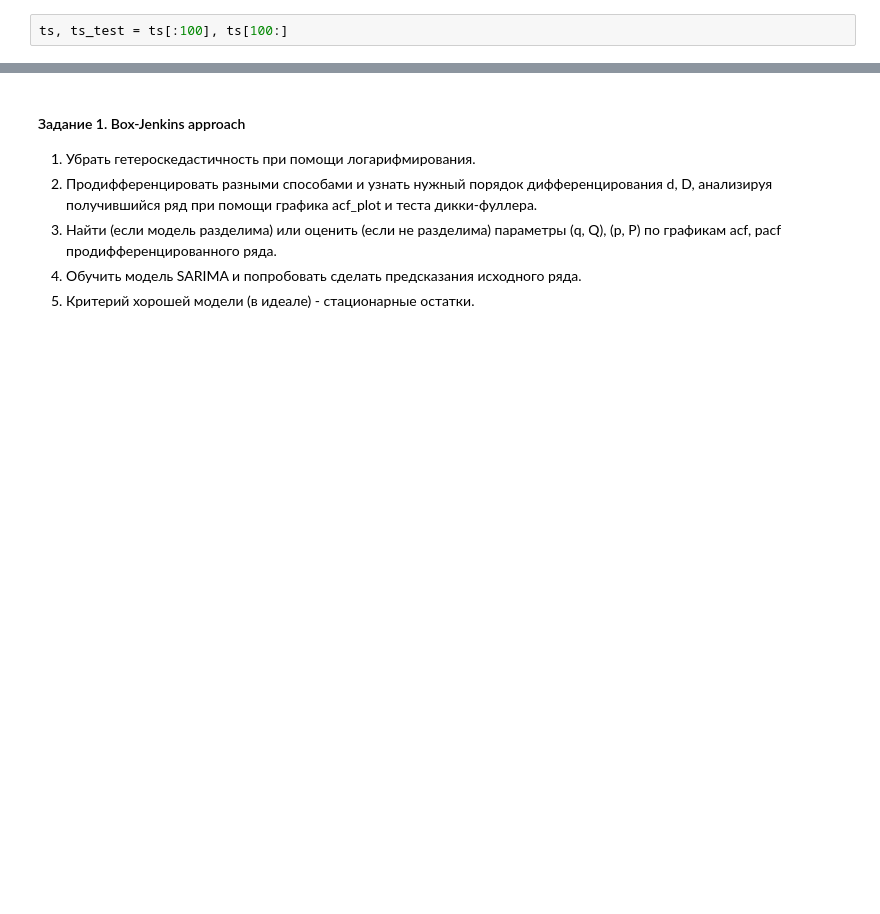
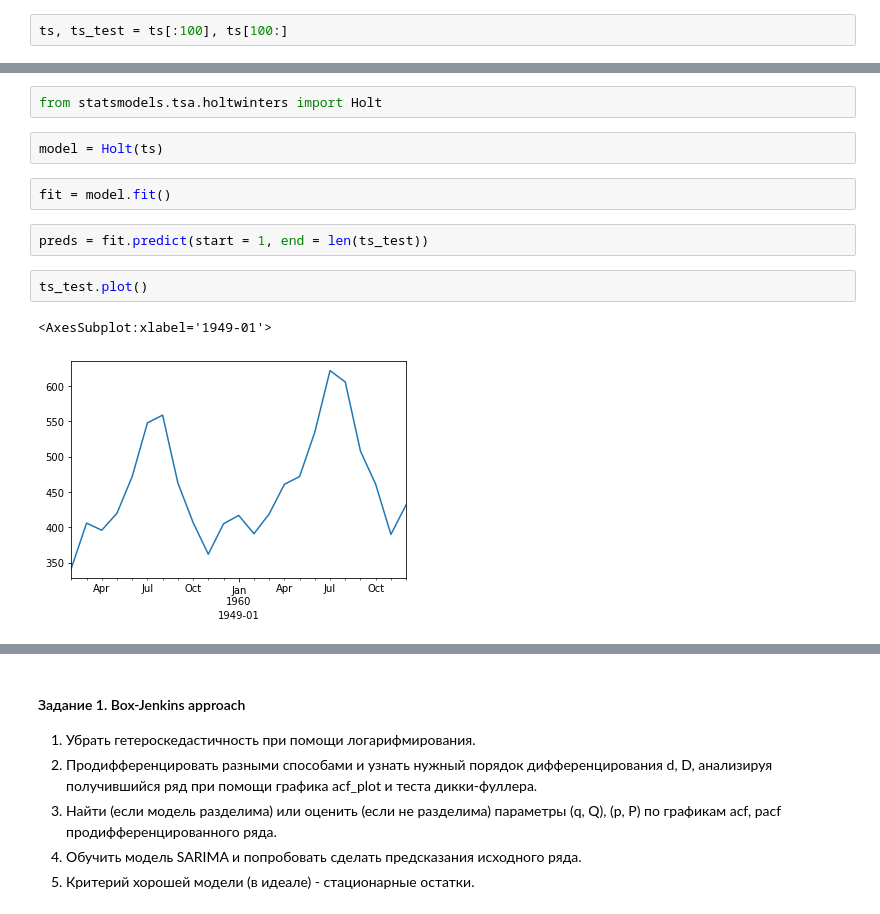
Before and after one commit to wlad-0/ts_summer_2022, a Jupyter notebook: week_2/arima_in_python.ipynb, the cells around one changed output, grey strips where cells are left out. Saved outputs shown, nothing was run; the diff lists cells and outputs as text; blank space fills up the shorter version.

```diff
--- a/week_2/arima_in_python.ipynb
+++ b/week_2/arima_in_python.ipynb
@@ -40,0 +72,13 @@ ts.plot()
+# %%
+from statsmodels.tsa.holtwinters import Holt
+# %%
+model = Holt(ts)
+# %%
+fit = model.fit()
+# %%
+preds = fit.predict(start = 1, end = len(ts_test))
+# %%
+ts_test.plot()
+# %% [output]
+<AxesSubplot:xlabel='1949-01'>
+[figure, added]
```
Also changed, not shown: parts of 10 cells of this notebook, 2 other files.
